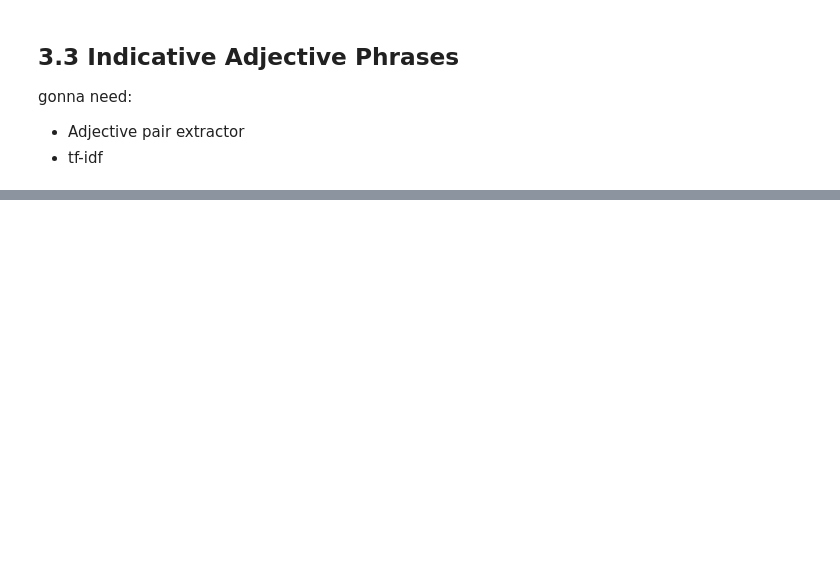
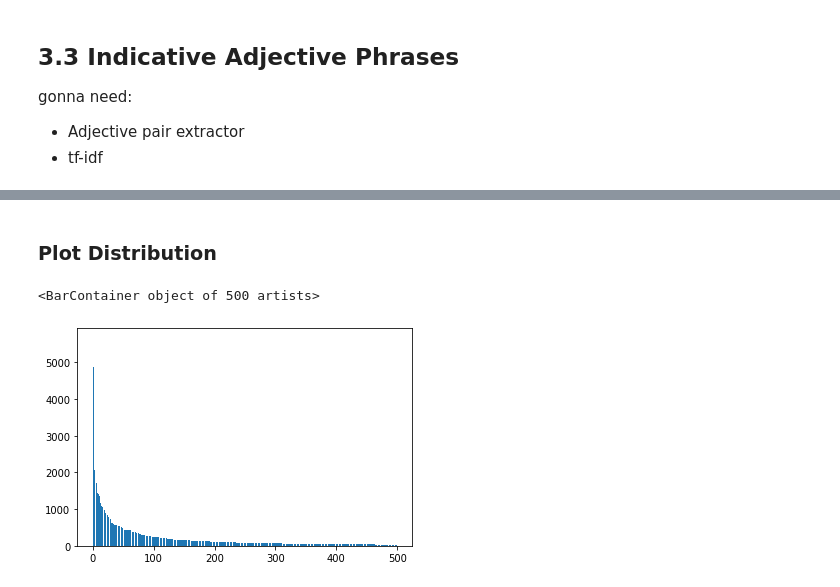
Before and after one commit to TheMarvelousWhale/NTU-CE4045-NLP, a Jupyter notebook: Assignment1/Data Exploration.ipynb, the cells around one changed output, grey strips where cells are left out. Drawn from its saved outputs; the diff is of its cells as text; code cells hidden in the pictures; blank space fills up the shorter version.

Commit message:
adj-noun pair to consider PROPN also; plot distribution.

```diff
--- a/Assignment1/Data Exploration.ipynb
+++ b/Assignment1/Data Exploration.ipynb
@@ -749,0 +723,12 @@ indicative_phrase
+# %% [markdown]
+### Plot Distribution
+# %%
+s = tf.sum(axis=1)
+t = s.sort_values(ascending=False)
+t = t.reset_index()
+temph = t[0][:500]
+# %%
+plt.bar(t.index[:500],temph)
+# %% [output]
+<BarContainer object of 500 artists>
+[figure, added]
```
Also changed, not shown: parts of 16 cells of this notebook, 3 other files.
